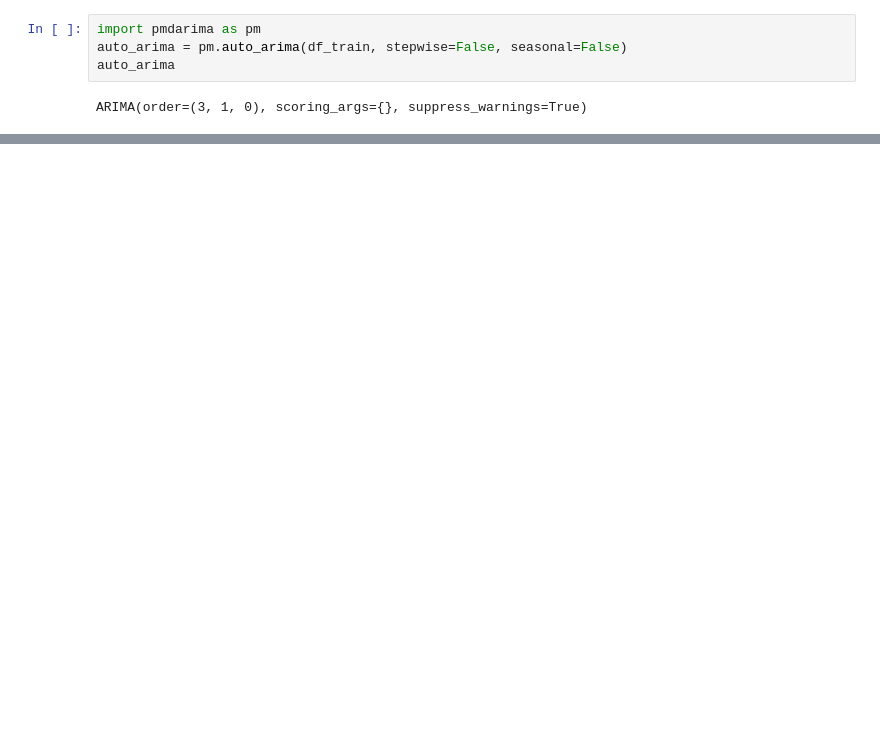
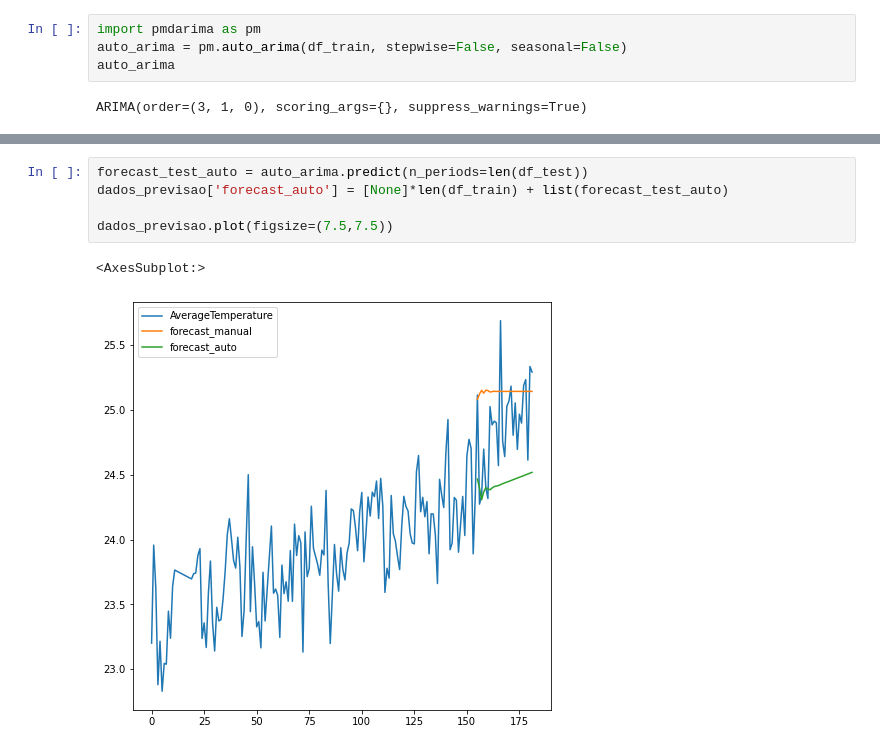
Before and after one commit to leonardovenan/santanderCoders3, a Jupyter notebook: Trabalho_final_states_arima.ipynb, the cells around one changed output, grey strips where cells are left out. Cells and saved outputs as stored; diff of their text form; blank space fills up the shorter version.

```diff
--- a/Trabalho_final_states_arima.ipynb
+++ b/Trabalho_final_states_arima.ipynb
@@ -168,0 +190,8 @@ auto_arima.summary()
+# %%
+forecast_test_auto = auto_arima.predict(n_periods=len(df_test))
+dados_previsao['forecast_auto'] = [None]*len(df_train) + list(forecast_test_auto)
+
+dados_previsao.plot(figsize=(7.5,7.5))
+# %% [output]
+<AxesSubplot:>
+[figure, added]
```
Also changed, not shown: parts of 6 cells of this notebook.
